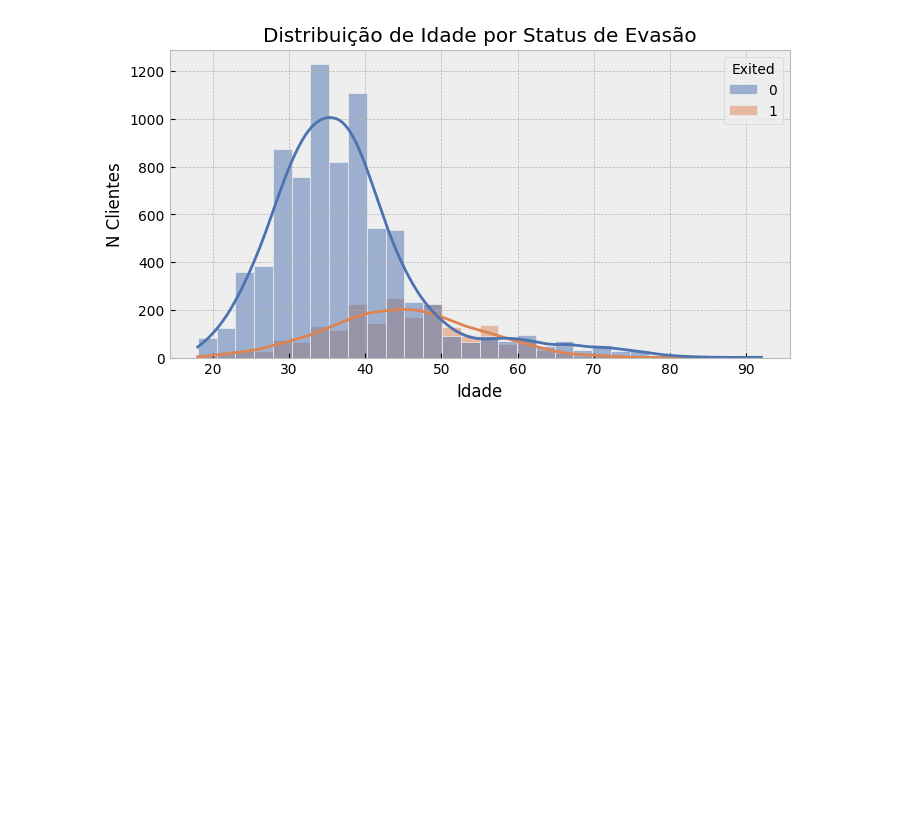
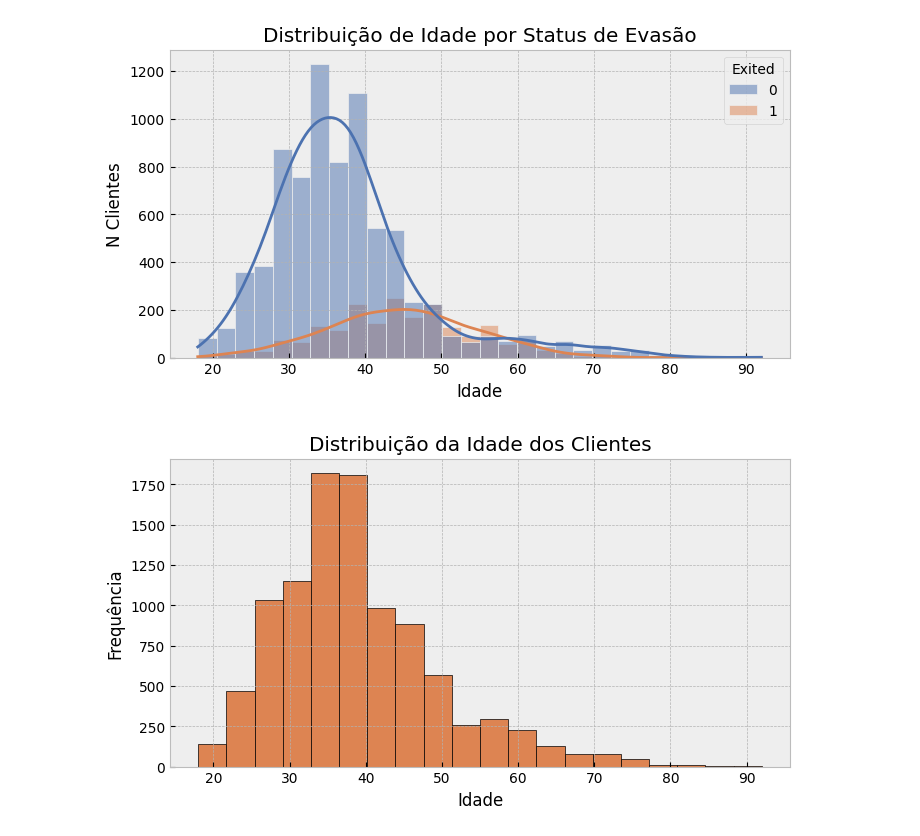
Before and after one commit to dusouza01/Modelagem-de-Churn, a Jupyter notebook: Portifolio_Churn_Modelling.ipynb, the cells around one changed output. Cells and saved outputs as stored; diff of their text form; code cells hidden in the pictures; blank space fills up the shorter version.

```diff
--- a/Portifolio_Churn_Modelling.ipynb
+++ b/Portifolio_Churn_Modelling.ipynb
@@ -321,3 +319,22 @@ plt.title('Distribuição de Idade por Status de Evasão')
 plt.show()
 # %% [output]
 [figure]
+# %%
+PALETA = ['#4C72B0', '#DD8452']
+
+plt.figure(figsize=(8, 4))
+
+plt.hist(
+    df['Age'],
+    bins=20,
+    edgecolor='black',
+    color=PALETA[1]
+)
+
+plt.xlabel('Idade')
+plt.ylabel('Frequência')
+plt.title('Distribuição da Idade dos Clientes')
+
+plt.show()
+# %% [output]
+[figure, added]
```
Also changed, not shown: parts of 10 cells of this notebook.
